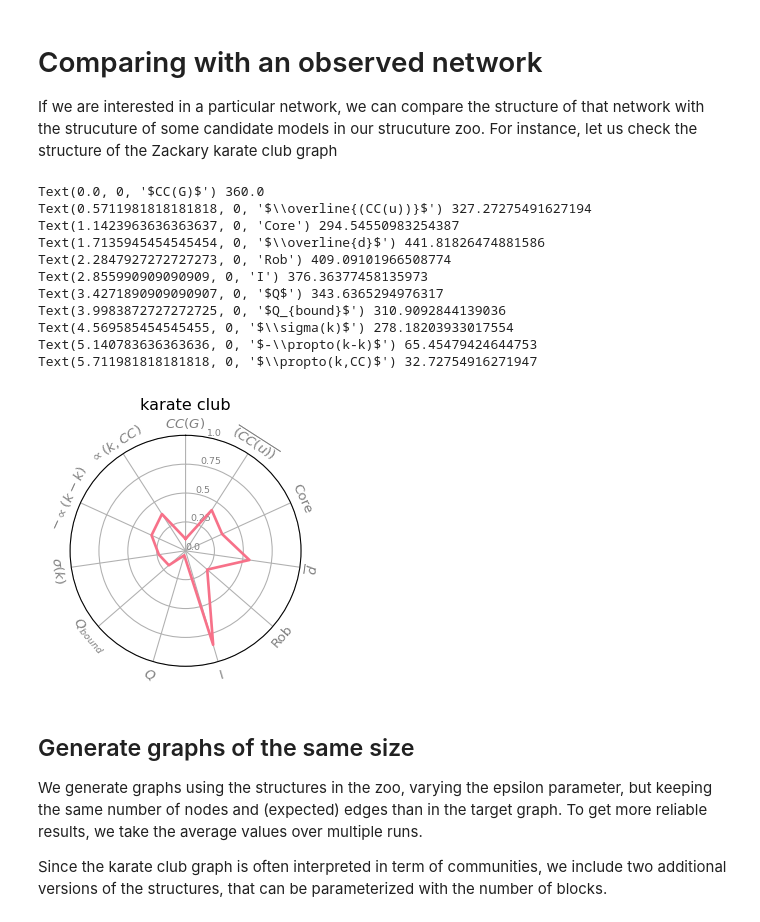
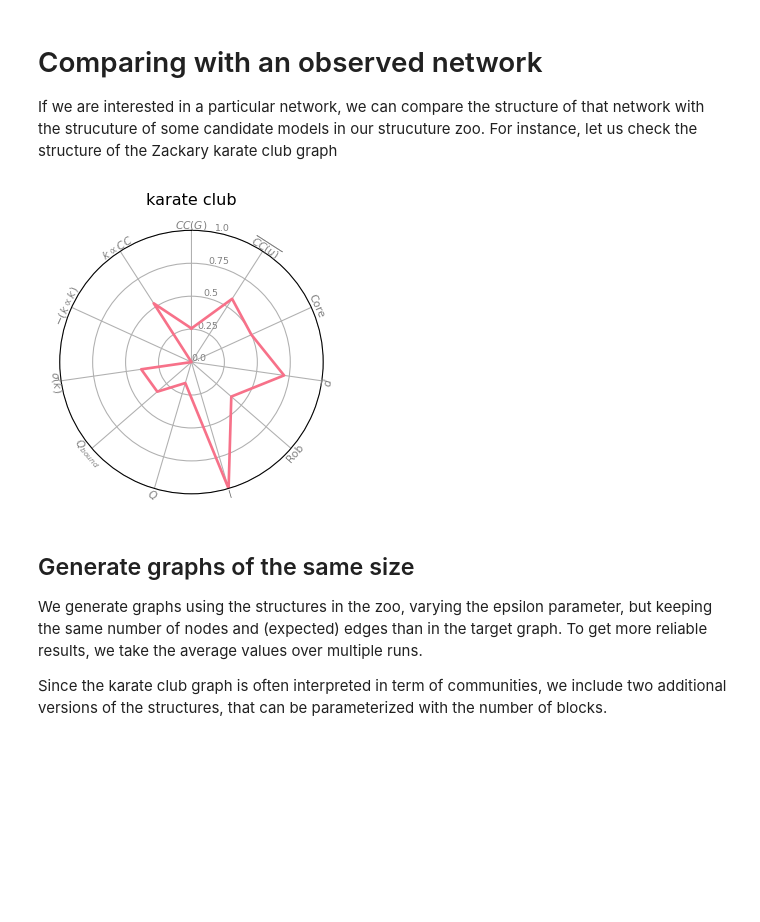
Before and after one commit to Yquetzal/structify_net, a Jupyter notebook: Tutorial.ipynb, the cells around one changed output. Saved outputs shown, nothing was run; the diff lists cells and outputs as text; code cells hidden in the pictures; blank space fills up the shorter version.

```diff
--- a/Tutorial.ipynb
+++ b/Tutorial.ipynb
@@ -209,21 +196,10 @@ viz.spider_plot(detail_evolution,reference=0)
 If we are interested in a particular network, we can compare the structure of that network with the strucuture of some candidate models in our strucuture zoo.
 For instance, let us check the structure of the Zackary karate club graph
 # %%
-karate_scores = toolBox.scores_for_graphs({"karate club":nx.karate_club_graph()})
+karate_scores = scoring.scores_for_graphs({"karate club":nx.karate_club_graph()},latex_names=True)
 viz.spider_plot(karate_scores)
 # %% [output]
-Text(0.0, 0, '$CC(G)$') 360.0
-Text(0.5711981818181818, 0, '$\\overline{(CC(u))}$') 327.27275491627194
-Text(1.1423963636363637, 0, 'Core') 294.54550983254387
-Text(1.7135945454545454, 0, '$\\overline{d}$') 441.81826474881586
-Text(2.2847927272727273, 0, 'Rob') 409.09101966508774
-Text(2.855990909090909, 0, 'I') 376.36377458135973
-Text(3.4271890909090907, 0, '$Q$') 343.6365294976317
-Text(3.9983872727272725, 0, '$Q_{bound}$') 310.9092844139036
-Text(4.569585454545455, 0, '$\\sigma(k)$') 278.18203933017554
-Text(5.140783636363636, 0, '$-\\propto(k-k)$') 65.45479424644753
-Text(5.711981818181818, 0, '$\\propto(k,CC)$') 32.72754916271947
-[figure, old version]
+[figure, new version]
 # %% [markdown]
 ## Generate graphs of the same size
 We generate graphs using the structures in the zoo, varying the epsilon parameter, but keeping the same number of nodes and (expected) edges than in the target graph. To get more reliable results, we take the average values over multiple runs.
```
Also changed, not shown: parts of 28 cells of this notebook, 7 other files.
